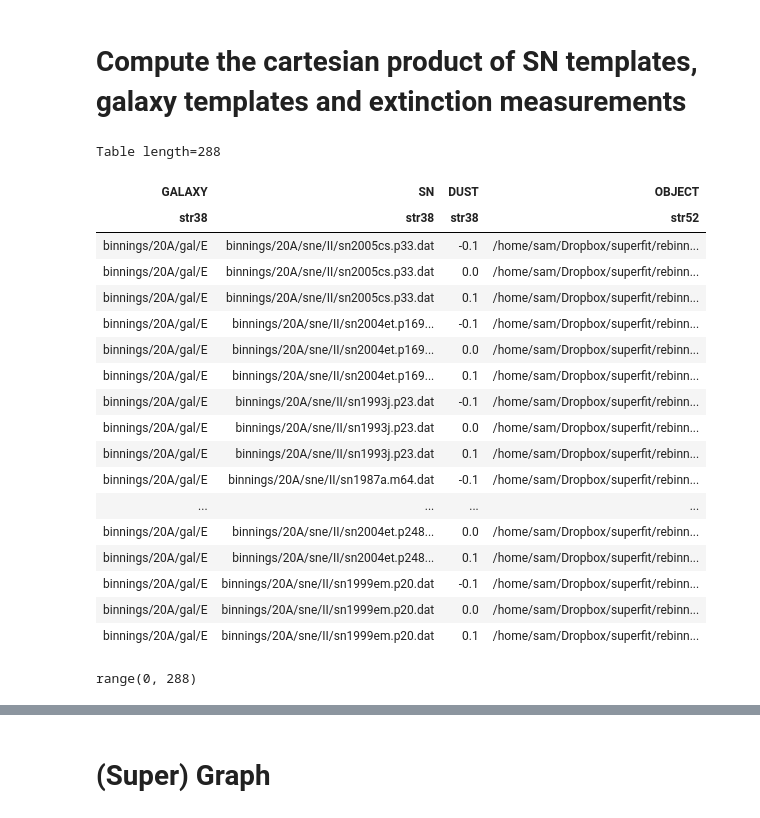
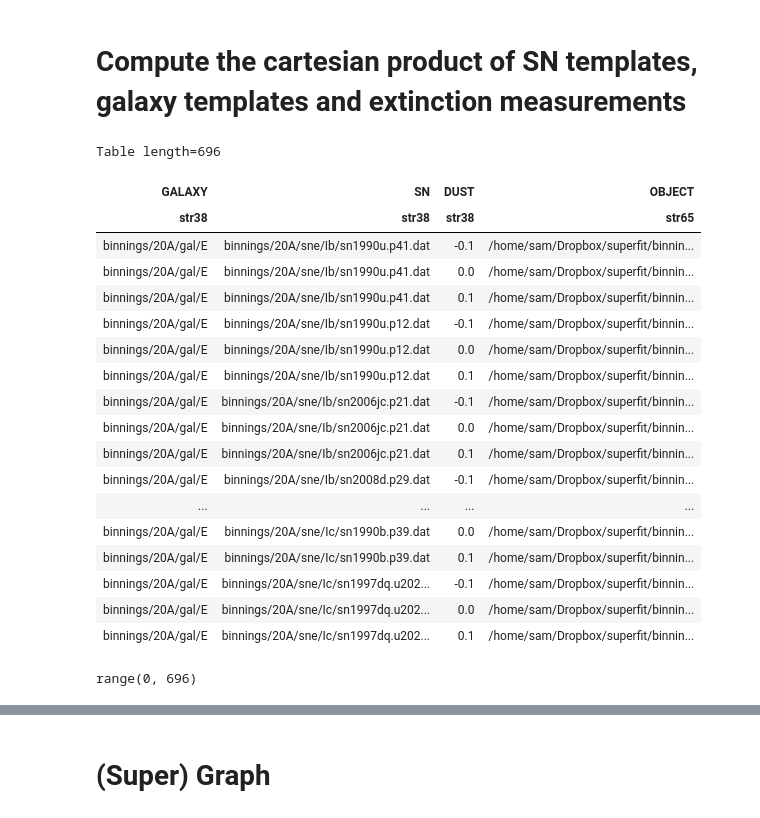
Before and after one commit to oyaron/NGSF, a Jupyter notebook: BFF.ipynb, the cells around one changed output, grey strips where cells are left out. Cells and saved outputs as stored; diff of their text form; code cells hidden in the pictures.

```diff
--- a/BFF.ipynb
+++ b/BFF.ipynb
@@ -260,7 +264,7 @@ templates_dust = np.array([-0.1, 0, 0.1])
 
 
 #templates_sn_trunc = select_templates(templates_sn, ['/Ia/','/Ib/','/Ic/','/II/','Others'])
-templates_sn_trunc = select_templates(templates_sn, ['/II/'])
+templates_sn_trunc = select_templates(templates_sn, ['/Ib/' , '/II/', '/Ic/'])
 
 
 
@@ -271,38 +275,38 @@ templates_gal_trunc = select_templates(templates_gal, ['/E','/S0','/Sa','/Sb','/
 # %%
 cartesian_product_all  =  cartesian_product(*[templates_gal_trunc[:1], templates_sn_trunc, templates_dust])
 cartesian_product_all  =  table.Table(cartesian_product_all, names=('GALAXY', 'SN', 'DUST'))
 
 
 # Here the user enters the template he wants to analize
-cartesian_product_all['OBJECT']=["/home/sam/Dropbox/superfit/rebinned/combined/avishay"]
+cartesian_product_all['OBJECT']=["/home/sam/Dropbox/superfit/binnings/20A/sne/II/theory99em.p30.dat"]
 
 
 cartesian_product_all
 # %% [output]
-Table length=288
+Table length=696
 | GALAXY | SN | DUST | OBJECT |
-| str38 | str38 | str38 | str52 |
-| binnings/20A/gal/E | binnings/20A/sne/II/sn2005cs.p33.dat | -0.1 | /home/sam/Dropbox/superfit/rebinn... |
-| binnings/20A/gal/E | binnings/20A/sne/II/sn2005cs.p33.dat | 0.0 | /home/sam/Dropbox/superfit/rebinn... |
-| binnings/20A/gal/E | binnings/20A/sne/II/sn2005cs.p33.dat | 0.1 | /home/sam/Dropbox/superfit/rebinn... |
-| binnings/20A/gal/E | binnings/20A/sne/II/sn2004et.p169... | -0.1 | /home/sam/Dropbox/superfit/rebinn... |
-| binnings/20A/gal/E | binnings/20A/sne/II/sn2004et.p169... | 0.0 | /home/sam/Dropbox/superfit/rebinn... |
-| binnings/20A/gal/E | binnings/20A/sne/II/sn2004et.p169... | 0.1 | /home/sam/Dropbox/superfit/rebinn... |
-| binnings/20A/gal/E | binnings/20A/sne/II/sn1993j.p23.dat | -0.1 | /home/sam/Dropbox/superfit/rebinn... |
-| binnings/20A/gal/E | binnings/20A/sne/II/sn1993j.p23.dat | 0.0 | /home/sam/Dropbox/superfit/rebinn... |
-| binnings/20A/gal/E | binnings/20A/sne/II/sn1993j.p23.dat | 0.1 | /home/sam/Dropbox/superfit/rebinn... |
-| binnings/20A/gal/E | binnings/20A/sne/II/sn1987a.m64.dat | -0.1 | /home/sam/Dropbox/superfit/rebinn... |
+| str38 | str38 | str38 | str65 |
+| binnings/20A/gal/E | binnings/20A/sne/Ib/sn1990u.p41.dat | -0.1 | /home/sam/Dropbox/superfit/binnin... |
+| binnings/20A/gal/E | binnings/20A/sne/Ib/sn1990u.p41.dat | 0.0 | /home/sam/Dropbox/superfit/binnin... |
+| binnings/20A/gal/E | binnings/20A/sne/Ib/sn1990u.p41.dat | 0.1 | /home/sam/Dropbox/superfit/binnin... |
+| binnings/20A/gal/E | binnings/20A/sne/Ib/sn1990u.p12.dat | -0.1 | /home/sam/Dropbox/superfit/binnin... |
+| binnings/20A/gal/E | binnings/20A/sne/Ib/sn1990u.p12.dat | 0.0 | /home/sam/Dropbox/superfit/binnin... |
+| binnings/20A/gal/E | binnings/20A/sne/Ib/sn1990u.p12.dat | 0.1 | /home/sam/Dropbox/superfit/binnin... |
+| binnings/20A/gal/E | binnings/20A/sne/Ib/sn2006jc.p21.dat | -0.1 | /home/sam/Dropbox/superfit/binnin... |
+| binnings/20A/gal/E | binnings/20A/sne/Ib/sn2006jc.p21.dat | 0.0 | /home/sam/Dropbox/superfit/binnin... |
+| binnings/20A/gal/E | binnings/20A/sne/Ib/sn2006jc.p21.dat | 0.1 | /home/sam/Dropbox/superfit/binnin... |
+| binnings/20A/gal/E | binnings/20A/sne/Ib/sn2008d.p29.dat | -0.1 | /home/sam/Dropbox/superfit/binnin... |
 | ... | ... | ... | ... |
-| binnings/20A/gal/E | binnings/20A/sne/II/sn2004et.p248... | 0.0 | /home/sam/Dropbox/superfit/rebinn... |
-| binnings/20A/gal/E | binnings/20A/sne/II/sn2004et.p248... | 0.1 | /home/sam/Dropbox/superfit/rebinn... |
-| binnings/20A/gal/E | binnings/20A/sne/II/sn1999em.p20.dat | -0.1 | /home/sam/Dropbox/superfit/rebinn... |
-| binnings/20A/gal/E | binnings/20A/sne/II/sn1999em.p20.dat | 0.0 | /home/sam/Dropbox/superfit/rebinn... |
-| binnings/20A/gal/E | binnings/20A/sne/II/sn1999em.p20.dat | 0.1 | /home/sam/Dropbox/superfit/rebinn... |
+| binnings/20A/gal/E | binnings/20A/sne/Ic/sn1990b.p39.dat | 0.0 | /home/sam/Dropbox/superfit/binnin... |
+| binnings/20A/gal/E | binnings/20A/sne/Ic/sn1990b.p39.dat | 0.1 | /home/sam/Dropbox/superfit/binnin... |
+| binnings/20A/gal/E | binnings/20A/sne/Ic/sn1997dq.u202... | -0.1 | /home/sam/Dropbox/superfit/binnin... |
+| binnings/20A/gal/E | binnings/20A/sne/Ic/sn1997dq.u202... | 0.0 | /home/sam/Dropbox/superfit/binnin... |
+| binnings/20A/gal/E | binnings/20A/sne/Ic/sn1997dq.u202... | 0.1 | /home/sam/Dropbox/superfit/binnin... |
 # %%
 index_array=range(len(cartesian_product_all))
 index_array
 # %% [output]
-range(0, 288)
+range(0, 696)
 # %%
 %%capture
 output=wrapper_fit(cartesian_product_all[0])
```
Also changed, not shown: parts of 7 cells of this notebook.
